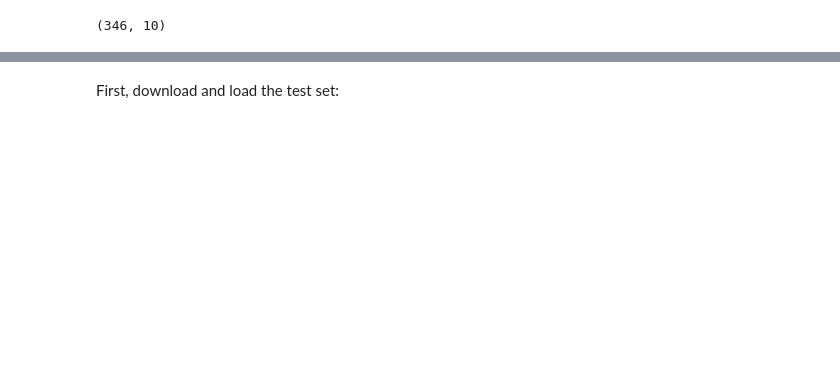
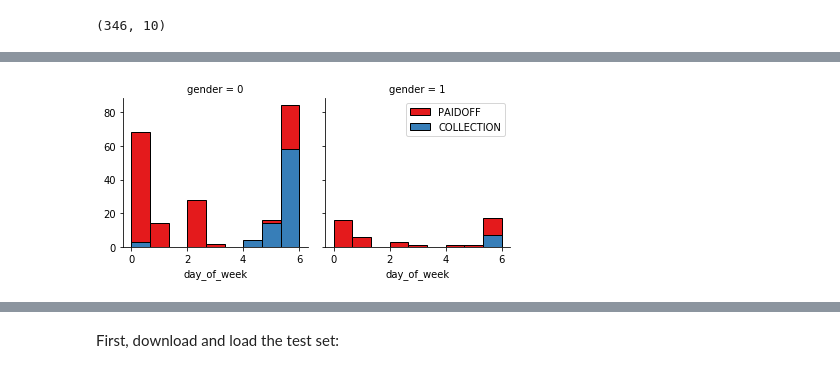
Before and after one commit to roydenlynch18/Coursera-MLWithPython-CaptoneProject, a Jupyter notebook: Machine Learning Classifier - Coursera Project.ipynb, the cells around one changed output, grey strips where cells are left out. Cells and saved outputs as stored; diff of their text form; code cells hidden in the pictures; blank space fills up the shorter version.

```diff
--- a/Machine Learning Classifier - Coursera Project.ipynb
+++ b/Machine Learning Classifier - Coursera Project.ipynb
@@ -285,0 +189,17 @@ Notice: You should find the best k to build the model with the best accuracy.
+# %%
+# Data Investigation -> Maybe Day of Week is Significant?
+
+# Add Day of Week Column
+df["day_of_week"] = df["effective_date"].dt.dayofweek
+# Calculate Bins
+bins = np.linspace(df["day_of_week"].min(), df["day_of_week"].max(), 10)
+# Create Seaborn Graph with Data
+g = sns.FacetGrid(df, col="gender", hue="loan_status", palette="Set1", col_wrap=2)
+# Map Graph as Histogram
+g.map(plt.hist, "day_of_week", bins=bins, ec="k")
+# Add Legend to Last Subplot
+g.axes[-1].legend()
+# Show Graph
+plt.show()
+# %% [output]
+[figure, added]
```
Also changed, not shown: parts of 95 cells of this notebook.
